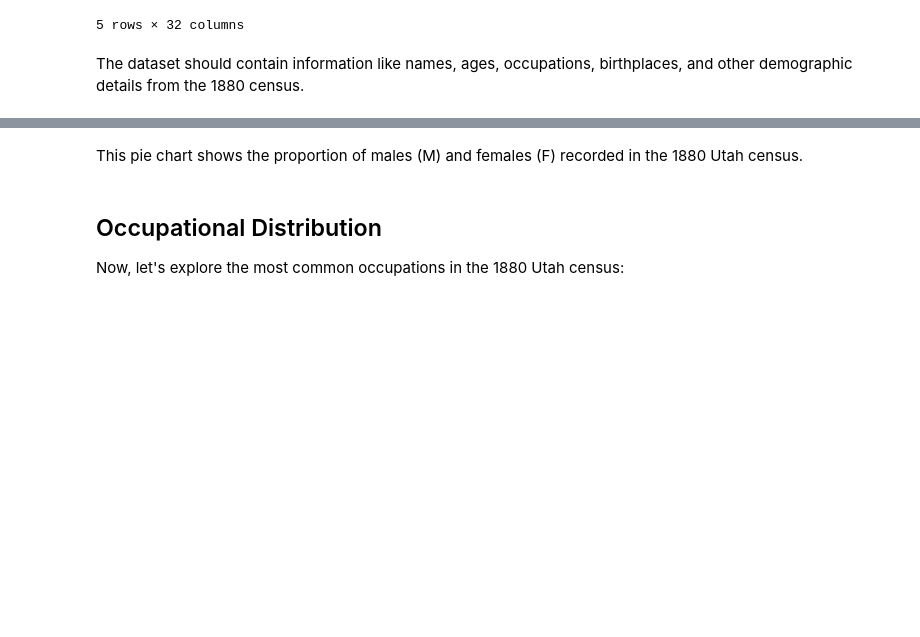
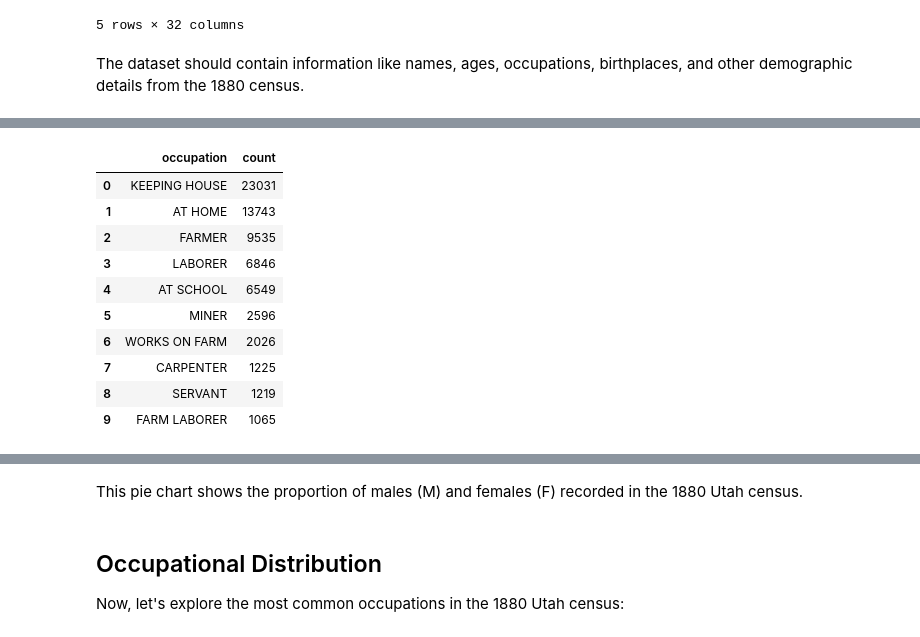
Before and after one commit to cblevins/sp25-data, a Jupyter notebook: _modules/plotly-tutorial-notebook.ipynb, the cells around one changed output, grey strips where cells are left out. Drawn from its saved outputs; the diff is of its cells as text; code cells hidden in the pictures; blank space fills up the shorter version.

```diff
--- a/_modules/plotly-tutorial-notebook.ipynb
+++ b/_modules/plotly-tutorial-notebook.ipynb
@@ -100,0 +133,21 @@ ValueError: DataFrame constructor not properly called!
+# %%
+# First, let's prepare our data
+# Count the frequency of each occupation, take the top 10, and reset the index
+top_occupations = utah_df['occupation'].value_counts().reset_index()
+top_occupations.columns = ['occupation', 'count']
+top_occupations = top_occupations.head(10)
+
+# Display the prepared data
+top_occupations
+# %% [output]
+|  | occupation | count |
+| 0 | KEEPING HOUSE | 23031 |
+| 1 | AT HOME | 13743 |
+| 2 | FARMER | 9535 |
+| 3 | LABORER | 6846 |
+| 4 | AT SCHOOL | 6549 |
+| 5 | MINER | 2596 |
+| 6 | WORKS ON FARM | 2026 |
+| 7 | CARPENTER | 1225 |
+| 8 | SERVANT | 1219 |
+| 9 | FARM LABORER | 1065 |
```
Also changed, not shown: parts of 16 cells of this notebook, 2 other files.
